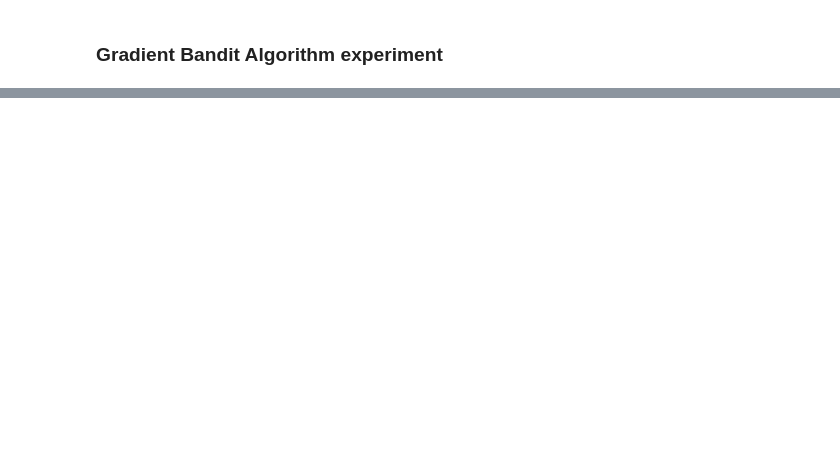
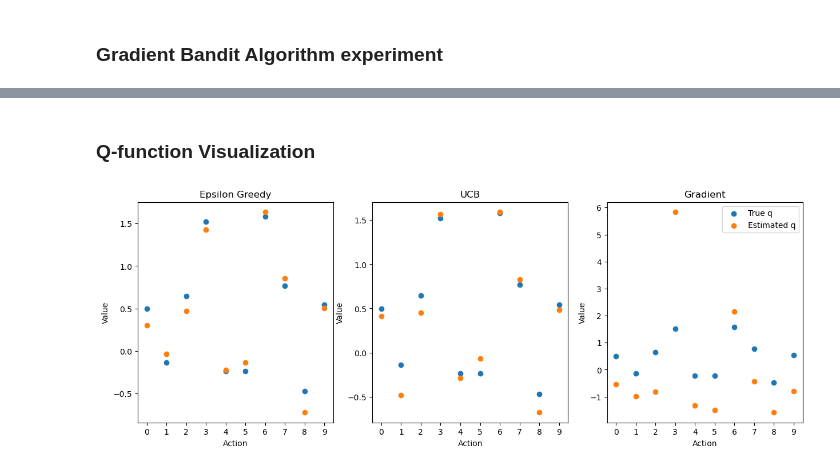
Before and after one commit to BaleChen/RL-course-material, a Jupyter notebook: notebooks/multi-armed-bandits.ipynb, the cells around one changed output, grey strips where cells are left out. Cells and saved outputs as stored; diff of their text form; code cells hidden in the pictures; blank space fills up the shorter version.

```diff
--- a/notebooks/multi-armed-bandits.ipynb
+++ b/notebooks/multi-armed-bandits.ipynb
@@ -202,0 +199,28 @@ plt.show()
+# %% [markdown]
+### Q-function Visualization
+# %%
+np.random.seed(42)
+env = Bandit(k_arms=10)
+
+fig, ax = plt.subplots(1, 3, figsize=(15, 5))
+
+for i, title in enumerate(["Epsilon Greedy", "UCB", "Gradient"]):
+    if title == "Epsilon Greedy":
+        agent = BanditAgent(k_arms=10, epsilon=0.1)
+    elif title == "UCB":
+        agent = BanditAgent(k_arms=10, UCB_c=2)
+    elif title == "Gradient":
+        agent = BanditAgent(k_arms=10, gradient=True, step_size=0.1, use_baseline=True)
+
+    _, _ = agent.learn(env, n_iter=1000)
+    ax[i].scatter(np.arange(10), env.q_true, label="True q", )
+    ax[i].scatter(np.arange(10), agent.q_func, label="Estimated q")
+    ax[i].set_xticks(np.arange(10))
+    ax[i].set_xlabel("Action")
+    ax[i].set_ylabel("Value")
+    ax[i].set_title(title)
+
+plt.legend()
+plt.show()
+# %% [output]
+[figure, added]
```
Also changed, not shown: parts of 6 cells of this notebook.
